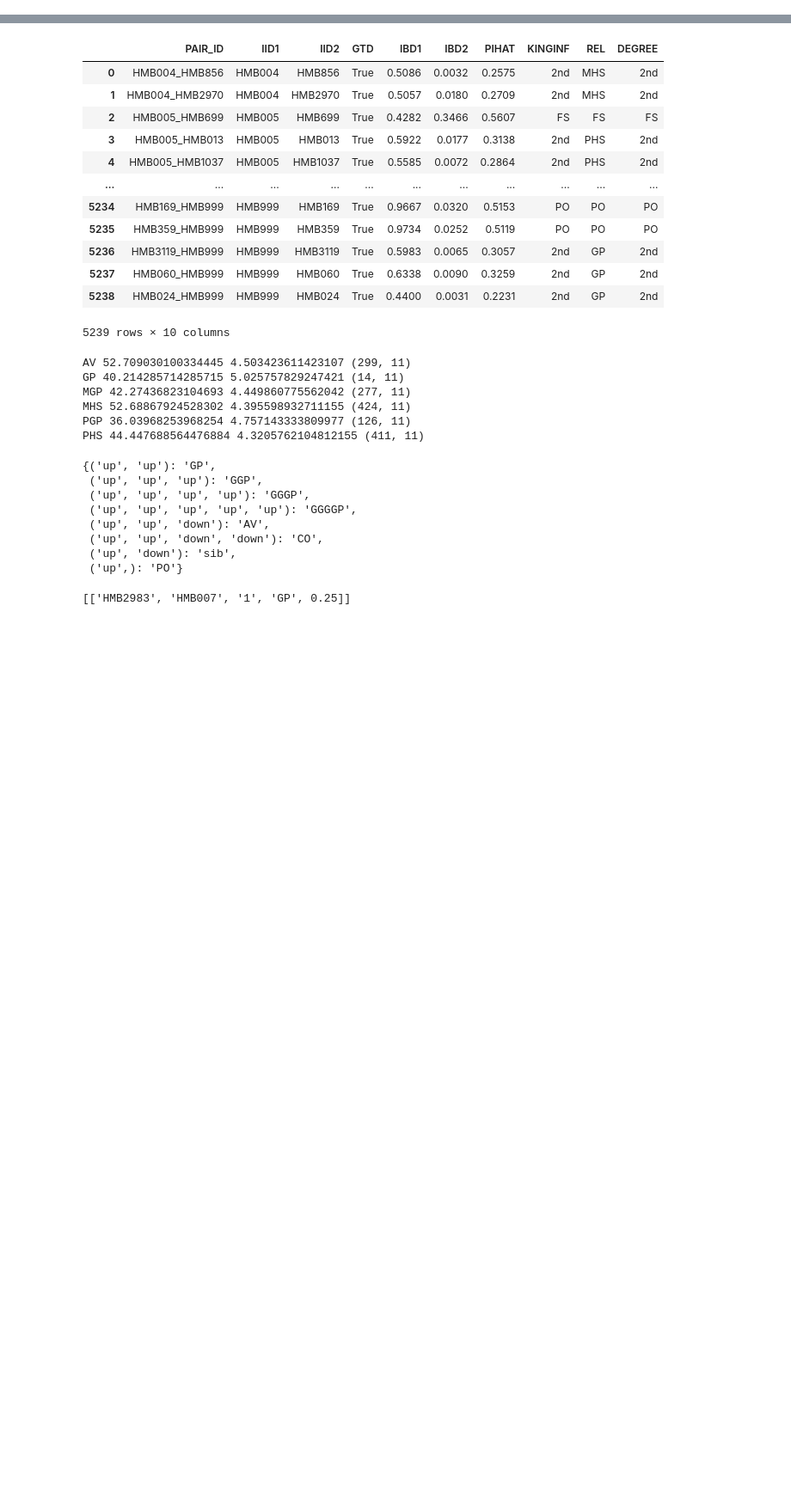
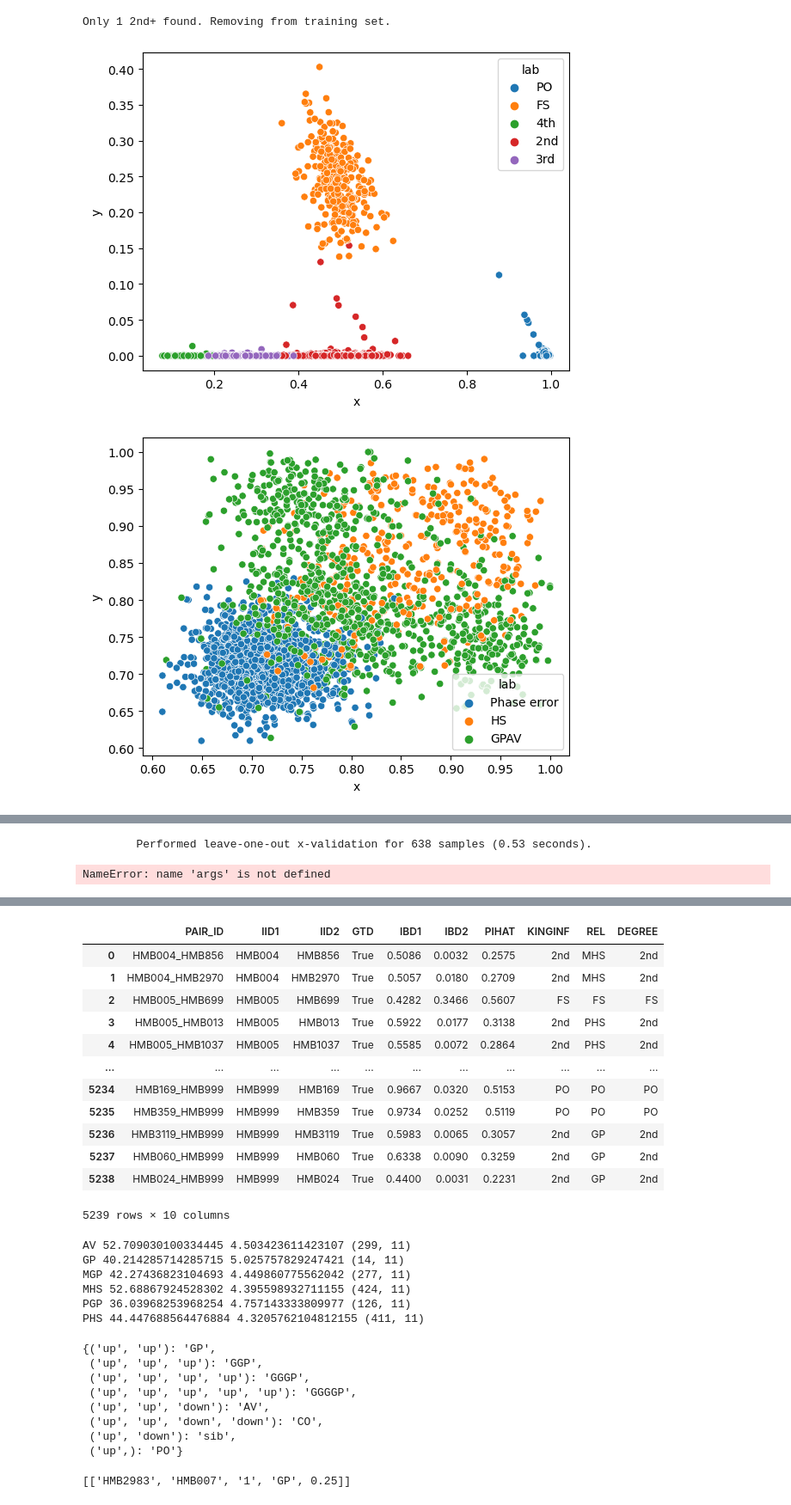
Before and after one commit to williamscole/PonderosaBeta, a Jupyter notebook: scratch.ipynb, the cells around one changed output, grey strips where cells are left out. Shown at 86% size. Saved outputs shown, nothing was run; the diff lists cells and outputs as text; code cells hidden in the pictures; blank space fills up the shorter version.

Commit message:
updates to classifier and support for training pkl classif

```diff
--- a/scratch.ipynb
+++ b/scratch.ipynb
@@ -9,0 +12,3 @@ from sklearn.discriminant_analysis import LinearDiscriminantAnalysis
+# %%
+i = open("for_dev/BAGS/bags_wgs_debug_samples.pkl", "rb")
+samples = pkl.load(i)
@@ -9,0 +19,9 @@ from sklearn.discriminant_analysis import LinearDiscriminantAnalysis
+# %%
+args = Args(interactive=True)
+
+output = PONDEROSA(samples, args)
+
+# output
+
+pedigree = Pedigree(samples=samples, pedigree_file="pedigree_codes.yaml", tree_file="tree_codes.yaml")
+pairs = pedigree.find_all_relationships()
@@ -9,0 +271,62 @@ from sklearn.discriminant_analysis import LinearDiscriminantAnalysis
+# %%
+degree_classif, hap_classif, n_classif = trainClassifiers(pairs)
+
+# get data frame of the unknown
+unknown_df = samples.to_dataframe([], include_edges=False)
+unknown_df = unknown_df[unknown_df.k_degree!="UN"].reset_index(drop=True)
+unknown_df["ibd_cov"] = unknown_df.apply(lambda x: x.ibd1 + x.ibd2, axis=1)
+
+# get the degree probabilities
+probs, labels = degree_classif.predict_proba(X=unknown_df[["k_ibd1", "k_ibd2"]].values,
+                                            ids=unknown_df[["id1", "id2"]].values)
+
+# add the probabilities to the tree
+for (_, row), prob in zip(unknown_df.iterrows(), probs):
+    row["probs"].add_probs(list(zip(labels, prob)), "ibd")
+
+# subset to second degree relatives
+second_df = unknown_df[unknown_df["probs"].apply(lambda x: x.hier.nodes["2nd"]["p_con"] > 0.2)]
+
+# get the n_ibd segs classifier probabilities
+probs, labels = n_classif.predict_proba(X=second_df[["ibd_cov", "n"]].values,
+                                        ids=second_df[["id1", "id2"]].values)
+# add the probabilities to the tree
+for (_, row), prob in zip(second_df.iterrows(), probs):
+    row["probs"].add_probs(list(zip(labels, prob)), "nsegs")
+
+    # for each of these nodes, take the sum of the two children
+    for node in ["GP", "GPAV", "HS"]:
+        # array of the children probabilities
+        child_probs = [row["probs"].hier.nodes[i]["p_con"] for i in row["probs"].hier.successors(node)]
+        # add the probability
+        row["probs"].add_probs(node, p_con=sum(child_probs), method="nsegs")
+
+
+# get the probabilities from the hap score classifier
+probs, labels = hap_classif.predict_proba(X=np.array(second_df.apply(lambda x: sorted([h for _,h in x.h.items()], reverse=True), axis=1).values.tolist()),
+                                            ids=second_df[["id1", "id2"]].values)
+
+for (_, row), prob in zip(second_df.iterrows(), probs):
+    # get the index of the Phase error class
+    classes = list(labels)
+    pe_index = classes.index("Phase error"); del classes[pe_index]
+
+    # the chance of high Phase error is high; do not update the HS or GPAV probabilities
+    if prob[pe_index] < -1:
+        row["probs"].add_probs(list(zip(classes, np.delete(prob, pe_index))), "hap")
+
+# merge the second degree back in with the unknowns
+unknown_df = pd.concat([unknown_df, second_df]).drop_duplicates(subset=["id1", "id2"], keep="last").reset_index(drop=True)
+
+samples.edge_subset(unknown_df[["id1", "id2"]].apply(lambda x: tuple(x), axis=1).values, inplace=True)
+
+relatives_obj = ResultsData(samples=samples,
+                            pairs=pairs,
+                            classifiers=[degree_classif, hap_classif, n_classif],
+                            df=unknown_df)
+relatives_obj.compute_probs()
+relatives_obj.set_min_probability(args.min_p)
+# %% [output]
+Only 1 2nd+ found. Removing from training set.
+[figure, added]
+[figure, added]
@@ -9,0 +363,2 @@ from sklearn.discriminant_analysis import LinearDiscriminantAnalysis
+        Performed leave-one-out x-validation for 638 samples (0.53 seconds).
+NameError: name 'args' is not defined
```
Also changed, not shown: parts of 63 cells of this notebook, 14 other files.
